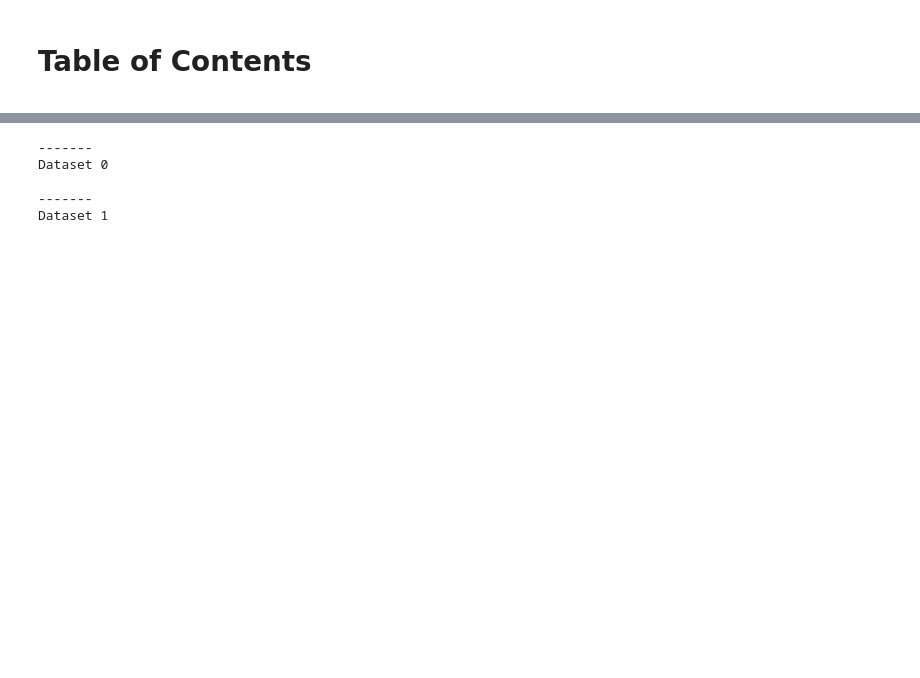
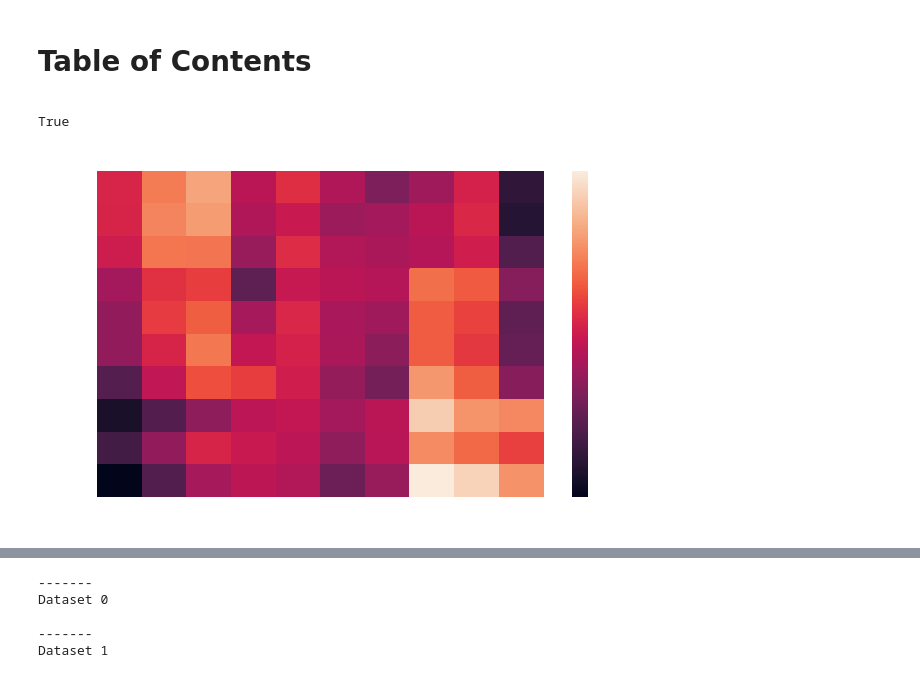
Before and after one commit to EstevaoUyra/spikelearn, a Jupyter notebook: notebooks/exploration/XGBoost.ipynb, the cells around one changed output, grey strips where cells are left out. Saved outputs shown, nothing was run; the diff lists cells and outputs as text; code cells hidden in the pictures; blank space fills up the shorter version.

```diff
--- a/notebooks/exploration/XGBoost.ipynb
+++ b/notebooks/exploration/XGBoost.ipynb
@@ -25,3 +25,7 @@ mpl.rcParams['lines.linewidth'] = 3
 mpl.rcParams['axes.facecolor'] = (1,1,1,0)
 mpl.rcParams['figure.facecolor'] = (1,1,1,0)
 sns.set_palette('deep', color_codes=True)
+# %%
+'_2' in 'ELI 3_2'
+# %% [output]
+True
@@ -27,0 +34,4 @@ sns.set_palette('deep', color_codes=True)
+# %%
+res.proba_matrix(grouping=('trained_here', False));.
+# %% [output]
+[figure, added]
```
Also changed, not shown: parts of 8 cells of this notebook, 4 other files.
